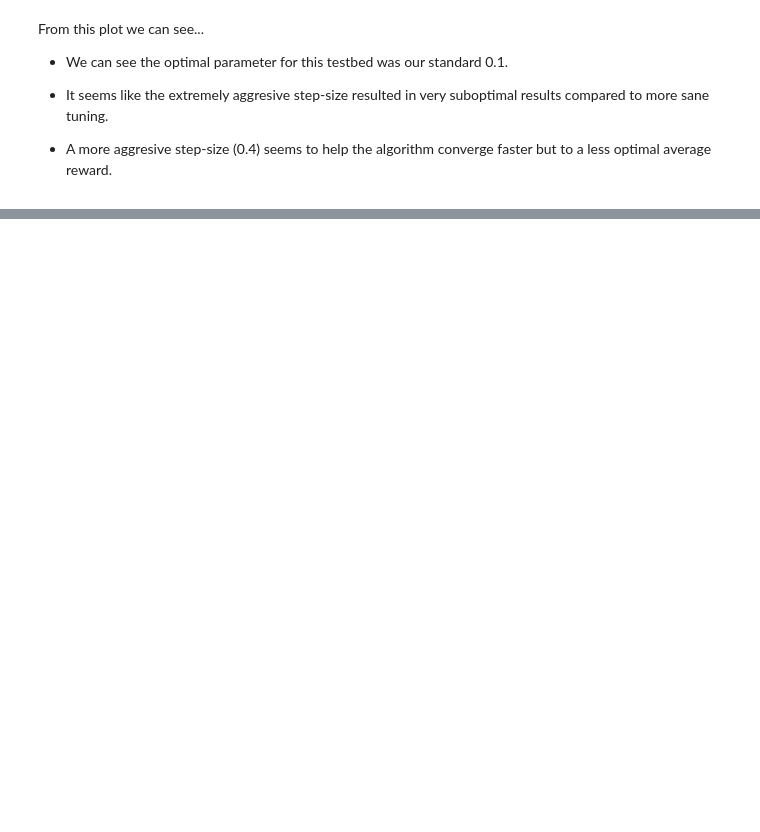
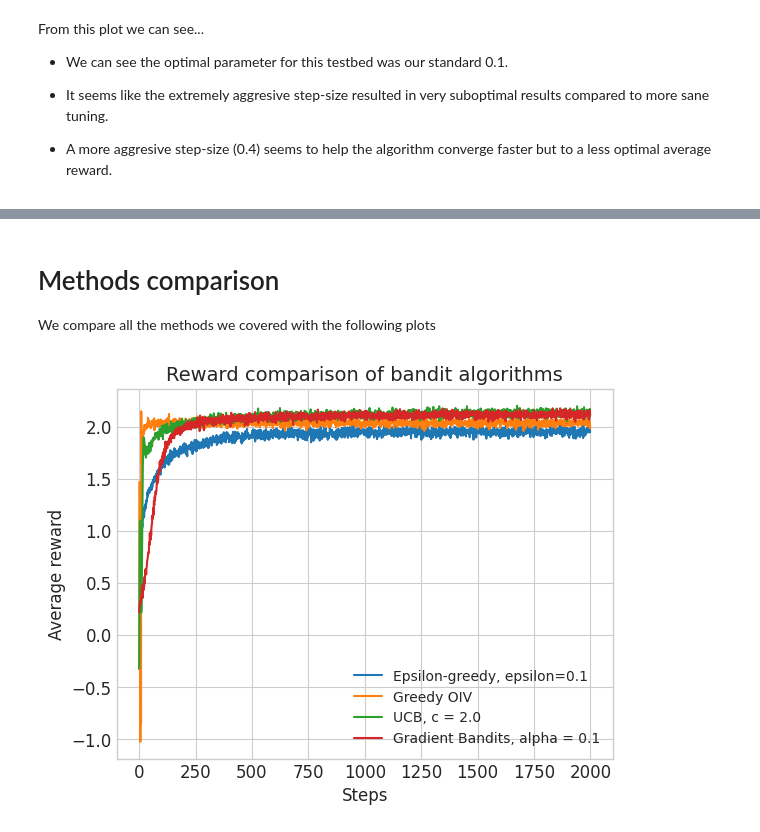
Before and after one commit to AlejandroJorge/tabular-reinforcement-learning, a Jupyter notebook: bandit.ipynb, the cells around one changed output, grey strips where cells are left out. Drawn from its saved outputs; the diff is of its cells as text; code cells hidden in the pictures; blank space fills up the shorter version.

Commit message:
cleaning & final comparison for bandits

```diff
--- a/bandit.ipynb
+++ b/bandit.ipynb
@@ -591,0 +593,13 @@ From this plot we can see...
+# %% [markdown]
+# Methods comparison
+
+We compare all the methods we covered with the following plots
+# %%
+plotting.bandits.plot_bandit_rewards_comparison([
+    (rewards_std, "Epsilon-greedy, epsilon=0.1"),
+    (rewards_greedy_optimistic, "Greedy OIV"),
+    (rewards_ucb, "UCB, c = 2.0"),
+    (rewards_gradient_std, "Gradient Bandits, alpha = 0.1"),
+])
+# %% [output]
+[figure, added]
```
Also changed, not shown: parts of 16 cells of this notebook.
